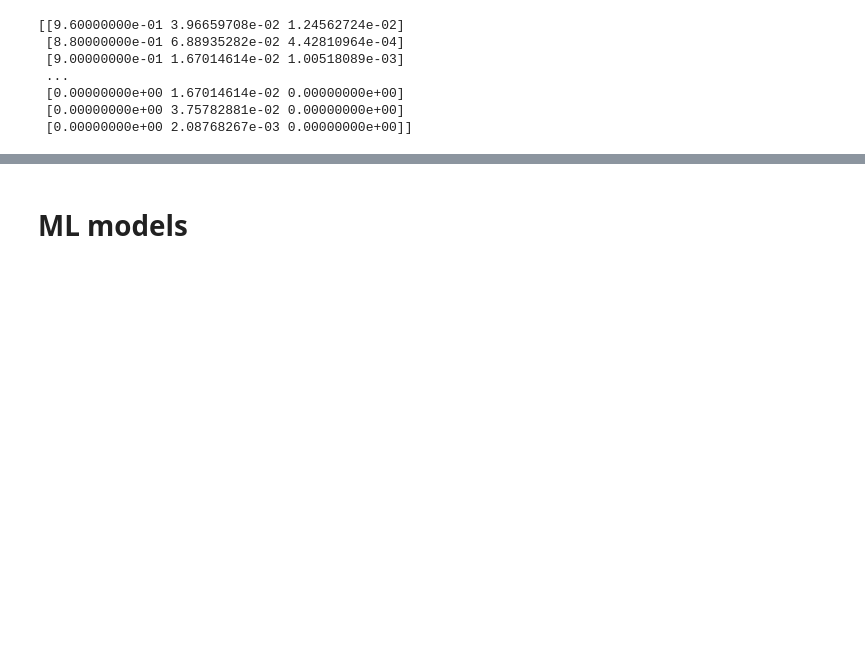
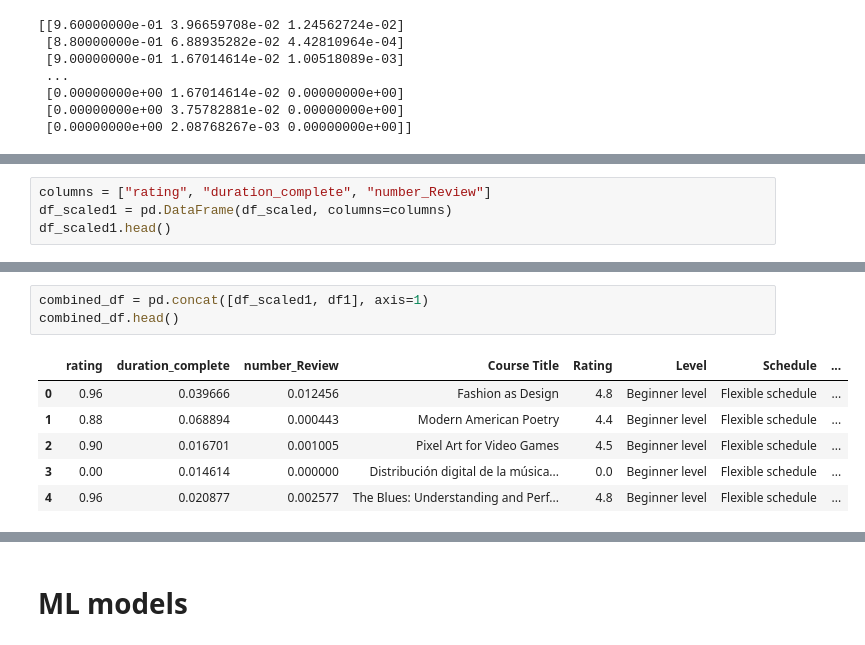
Before and after one commit to Daniela-MB/Time_series_analysis, a Jupyter notebook: CA1_Project_MLB_DanielaMarianoBarreto.ipynb, the cells around one changed output, grey strips where cells are left out. Cells and saved outputs as stored; diff of their text form; blank space fills up the shorter version.

Commit message:
concat dataframes

```diff
--- a/CA1_Project_MLB_DanielaMarianoBarreto.ipynb
+++ b/CA1_Project_MLB_DanielaMarianoBarreto.ipynb
@@ -278,0 +281,4 @@ print(df_scaled)
+# %%
+columns = ["rating", "duration_complete", "number_Review"]
+df_scaled1 = pd.DataFrame(df_scaled, columns=columns)
+df_scaled1.head()
@@ -278,0 +292,10 @@ print(df_scaled)
+# %%
+combined_df = pd.concat([df_scaled1, df1], axis=1)
+combined_df.head()
+# %% [output]
+|  | rating | duration_complete | number_Review | Course Title | Rating | Level | Schedule | ... |
+| 0 | 0.96 | 0.039666 | 0.012456 | Fashion as Design | 4.8 | Beginner level | Flexible schedule | ... |
+| 1 | 0.88 | 0.068894 | 0.000443 | Modern American Poetry | 4.4 | Beginner level | Flexible schedule | ... |
+| 2 | 0.90 | 0.016701 | 0.001005 | Pixel Art for Video Games | 4.5 | Beginner level | Flexible schedule | ... |
+| 3 | 0.00 | 0.014614 | 0.000000 | Distribución digital de la música... | 0.0 | Beginner level | Flexible schedule | ... |
+| 4 | 0.96 | 0.020877 | 0.002577 | The Blues: Understanding and Perf... | 4.8 | Beginner level | Flexible schedule | ... |
```
Also changed, not shown: parts of 10 cells of this notebook, 1 other file.
